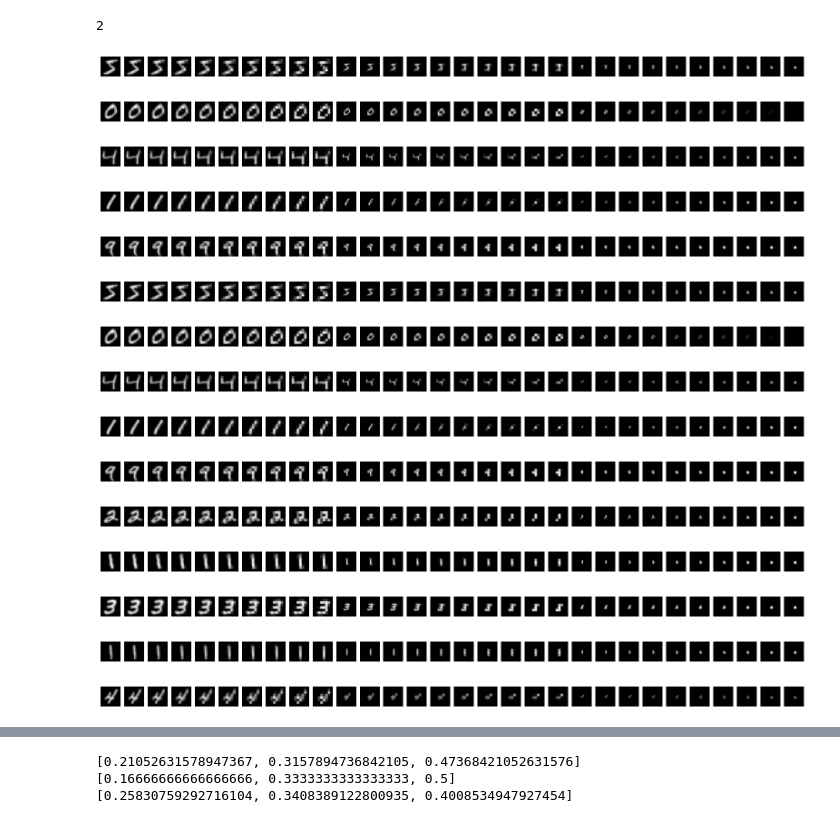
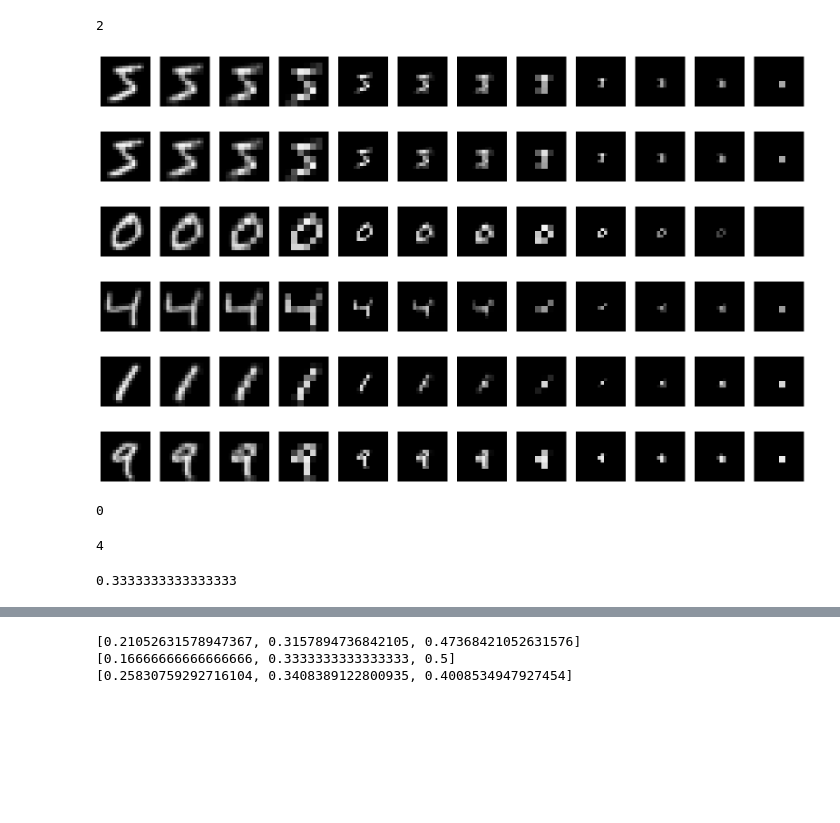
Before and after one commit to christianjensen2903/MNISTDiffusion, a Jupyter notebook: cold.ipynb, the cells around one changed output, grey strips where cells are left out. Cells and saved outputs as stored; diff of their text form; code cells hidden in the pictures; blank space fills up the shorter version.

```diff
--- a/cold.ipynb
+++ b/cold.ipynb
@@ -117,7 +117,7 @@ int(math.log2(initial_size) - math.log2(minimum_pixelation)) + 1
 # %% [output]
 2
 # %%
-n_between = 10
+n_between = 4
 minimum_pixelation = 2
 pixelate = Pixelate(n_between=n_between, minimum_pixelation=minimum_pixelation)
 from utils import scale_images
@@ -131,39 +131,35 @@ def get_image_time_line(image):
 
     number_of_levels = int(math.log2(initial_size) - math.log2(minimum_pixelation * 2)) + 1
 
 
     for level in range(0, number_of_levels):
         for relative_t in range(1, n_between + 1):
             # Downscale image
             to_size = initial_size // (2 ** level)
             scaled_image = scale_images(image.unsqueeze(0), to_size)
 
             # Pixelate image
             pixelated_image = pixelate(scaled_image, relative_t)
 
             # Pad image
             pad_size = initial_size - pixelated_image.shape[-1]
 
             pixelated_image = torch.nn.functional.pad(
                 pixelated_image,
                 pad=(pad_size // 2, pad_size // 2, pad_size // 2, pad_size // 2),
             )
 
             images.append(pixelated_image)
 
     return images
 
 
-for i in range(5):
+for i in range(1):
     showImageList(
         get_image_time_line(train_dataset[i][0])
     )
 # %% [output]
-[figure, old version]
+[figure, new version]
-[figure, removed]
-[figure, removed]
-[figure, removed]
-[figure, removed]
 # %%
 def get_example_sample(image):
 
@@ -215,18 +211,13 @@ def get_example_sample(image):
 
     return images[:-1][::-1]
 
-for i in range(10):
+for i in range(5):
     showImageList(
         get_example_sample(train_dataset[i][0])
     )
 # %% [output]
-[figure, old version]
+[figure, new version]
-[figure, old version]
+[figure, new version]
-[figure, old version]
+[figure, new version]
-[figure, old version]
+[figure, new version]
-[figure, old version]
+[figure, new version]
-[figure, removed]
-[figure, removed]
-[figure, removed]
-[figure, removed]
-[figure, removed]
@@ -232,0 +227,12 @@ for i in range(10):
+# %%
+3 % 3
+# %% [output]
+0
+# %%
+16 // (2 ** (((4 // (2 + 1))) + 1))
+# %% [output]
+4
+# %%
+1 / (2 + 1)
+# %% [output]
+0.3333333333333333
```
Also changed, not shown: parts of 4 cells of this notebook, 5 other files.
